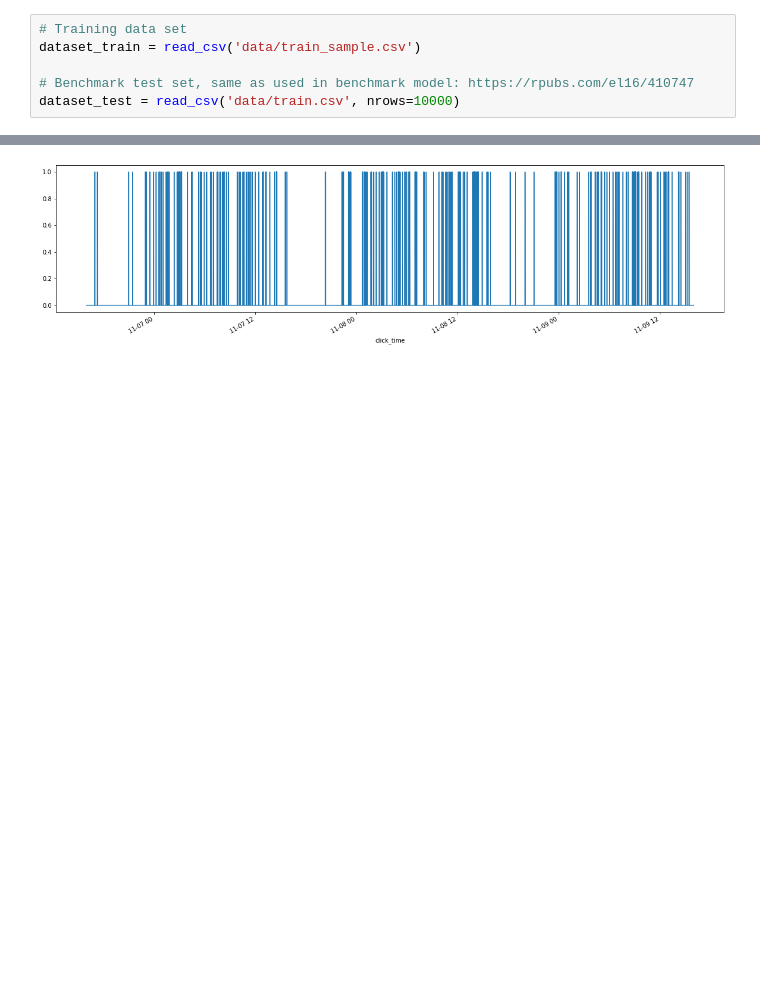
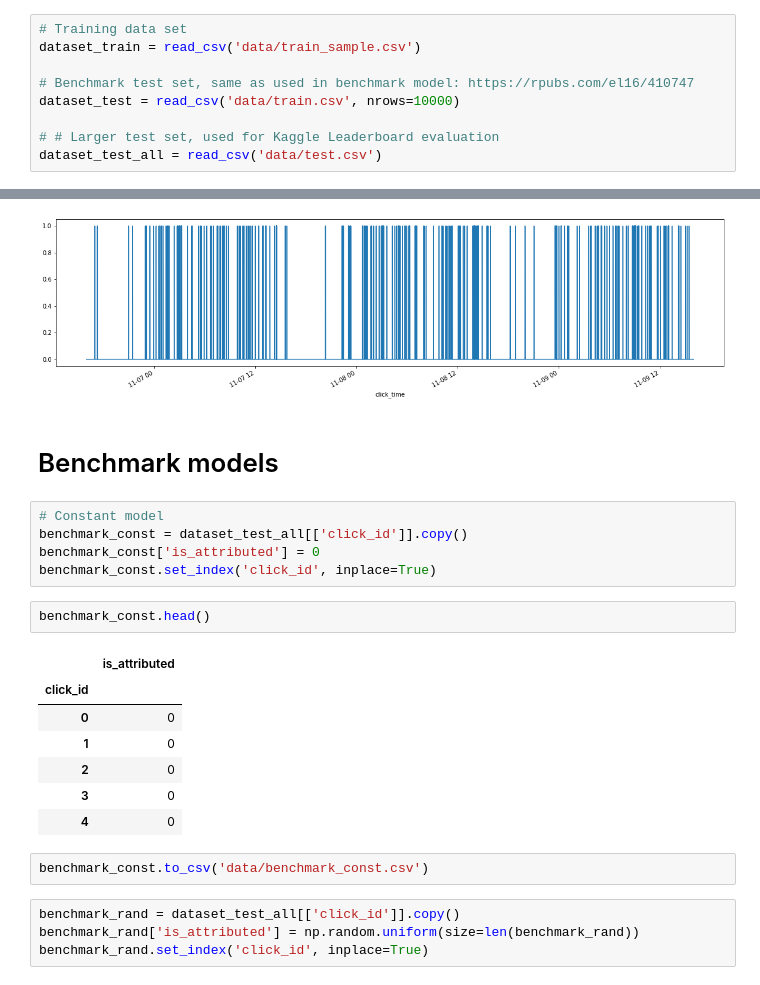
Before and after one commit to Kasimova2022/ml-sagemaker, a Jupyter notebook: talkingdata-adtracking-fraud-detection/talkingdata.ipynb, the cells around one changed output, grey strips where cells are left out. Drawn from its saved outputs; the diff is of its cells as text; blank space fills up the shorter version.

Commit message:
Model benchmarks
Started on feature engineering

```diff
--- a/talkingdata-adtracking-fraud-detection/talkingdata.ipynb
+++ b/talkingdata-adtracking-fraud-detection/talkingdata.ipynb
@@ -16,6 +17,9 @@ dataset_train = read_csv('data/train_sample.csv')
 
 # Benchmark test set, same as used in benchmark model: https://rpubs.com/el16/410747
 dataset_test = read_csv('data/train.csv', nrows=10000)
+
+# # Larger test set, used for Kaggle Leaderboard evaluation
+dataset_test_all = read_csv('data/test.csv')
 # %% [markdown]
 ## Data exploration
 # %%
@@ -89,3 +93,26 @@ top_apps.sort_values('is_attributed', ascending=False).head(10)
 dataset_train.apply(lambda x: 1 if x['is_attributed'] == 1 else 0, axis=1).plot(figsize=(20,5));
 # %% [output]
 [figure]
+# %% [markdown]
+# Benchmark models
+# %%
+# Constant model
+benchmark_const = dataset_test_all[['click_id']].copy()
+benchmark_const['is_attributed'] = 0
+benchmark_const.set_index('click_id', inplace=True)
+# %%
+benchmark_const.head()
+# %% [output]
+|  | is_attributed |
+| click_id |  |
+| 0 | 0 |
+| 1 | 0 |
+| 2 | 0 |
+| 3 | 0 |
+| 4 | 0 |
+# %%
+benchmark_const.to_csv('data/benchmark_const.csv')
+# %%
+benchmark_rand = dataset_test_all[['click_id']].copy()
+benchmark_rand['is_attributed'] = np.random.uniform(size=len(benchmark_rand))
+benchmark_rand.set_index('click_id', inplace=True)
```
Also changed, not shown: parts of 7 cells of this notebook.
